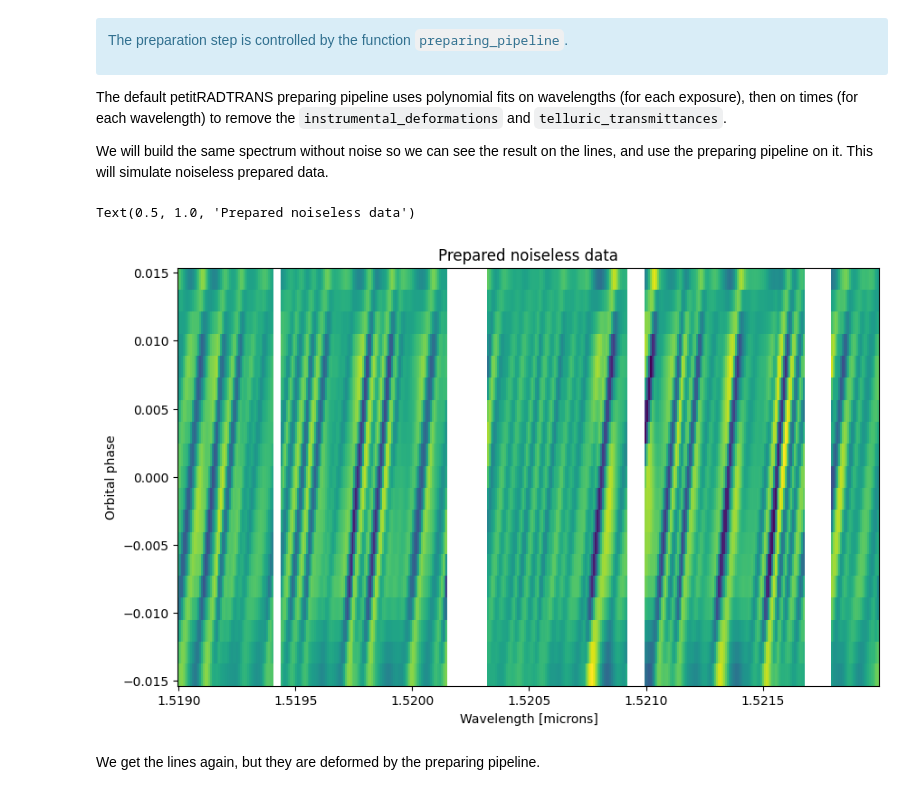
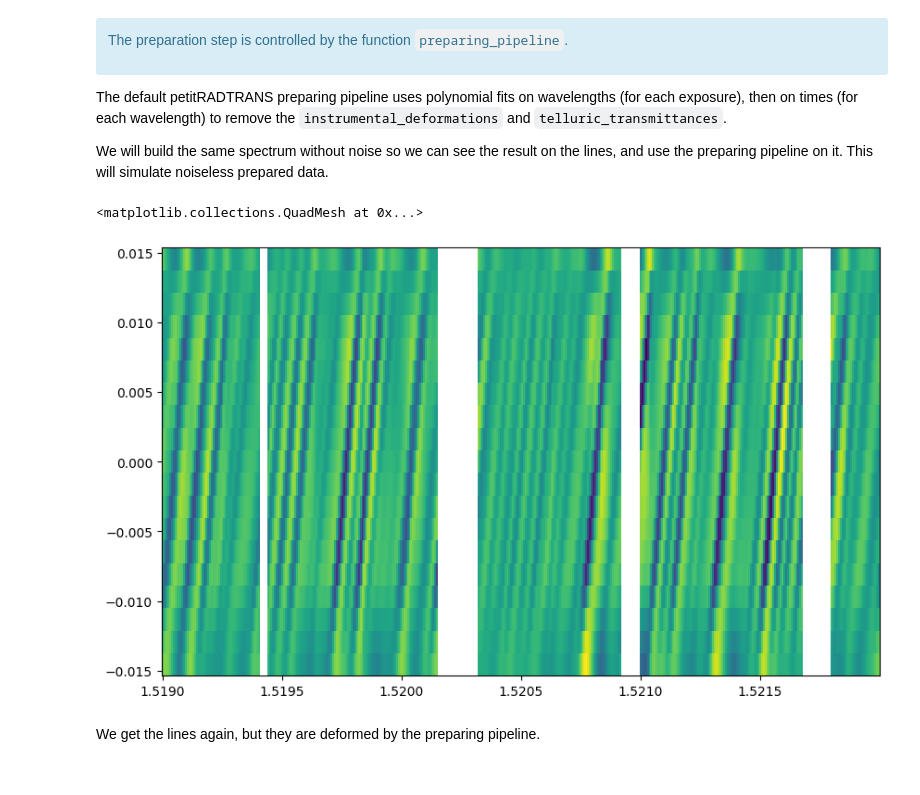
Before and after one commit to wbalmer/petitRADTRANS, a Jupyter notebook: docs/content/notebooks/spectral_model.ipynb, the cells around one changed output. Cells and saved outputs as stored; diff of their text form; code cells hidden in the pictures.

```diff
--- a/docs/content/notebooks/spectral_model.ipynb
+++ b/docs/content/notebooks/spectral_model.ipynb
@@ -919,39 +919,36 @@ data_wavelengths, data = spectral_model.calculate_spectrum(
     convolve=True,
     rebin=True,
     prepare=False  # if the data were loaded, a preparation could not be done rigth away
 )
 
 # The data and its uncertainties must be masked arrays
 data = np.ma.masked_array(data)
 data_uncertainties = np.ma.masked_array(data_uncertainties)
 
 # You can mask for example invalid pixels, here we will mask nothing
 data.mask = np.zeros(data.shape, dtype=bool)
 data_uncertainties.mask = np.zeros(data_uncertainties.shape, dtype=bool)
 
 # Prepare the loaded data
 prepared_data, preparation_matrix, prepared_data_uncertainties = polyfit(
     spectrum=data,
     uncertainties=data_uncertainties,
     wavelengths=data_wavelengths,
     airmass=airmass,
     tellurics_mask_threshold=0.8,
     polynomial_fit_degree=2,
     full=True,
     apply_throughput_removal=True,
     apply_telluric_lines_removal=True
 )
 
 # Plot the prepared data
 fig, ax = plt.subplots(figsize = (10,6))
 
-ax.pcolormesh(data_wavelengths[0] * 1e4, orbital_phases, prepared_data[0])
-ax.set_xlabel('Wavelength [microns]')
-ax.set_ylabel('Orbital phase')
-ax.set_title('Prepared noiseless data')
+ax.pcolormesh(data_wavelengths[0] * 1e4, orbital_phases, prepared_data[0])# Get simulated noiseless data (instead you would load the data here)
 # %% [output]
-Text(0.5, 1.0, 'Prepared noiseless data')
+<matplotlib.collections.QuadMesh at 0x...>
-[figure, old version]
+[figure, new version]
 # %% [markdown]
 We get the lines again, but they are deformed by the preparing pipeline.
 # %% [markdown]
```
Also changed, not shown: parts of 3 cells of this notebook, 5 other files.
